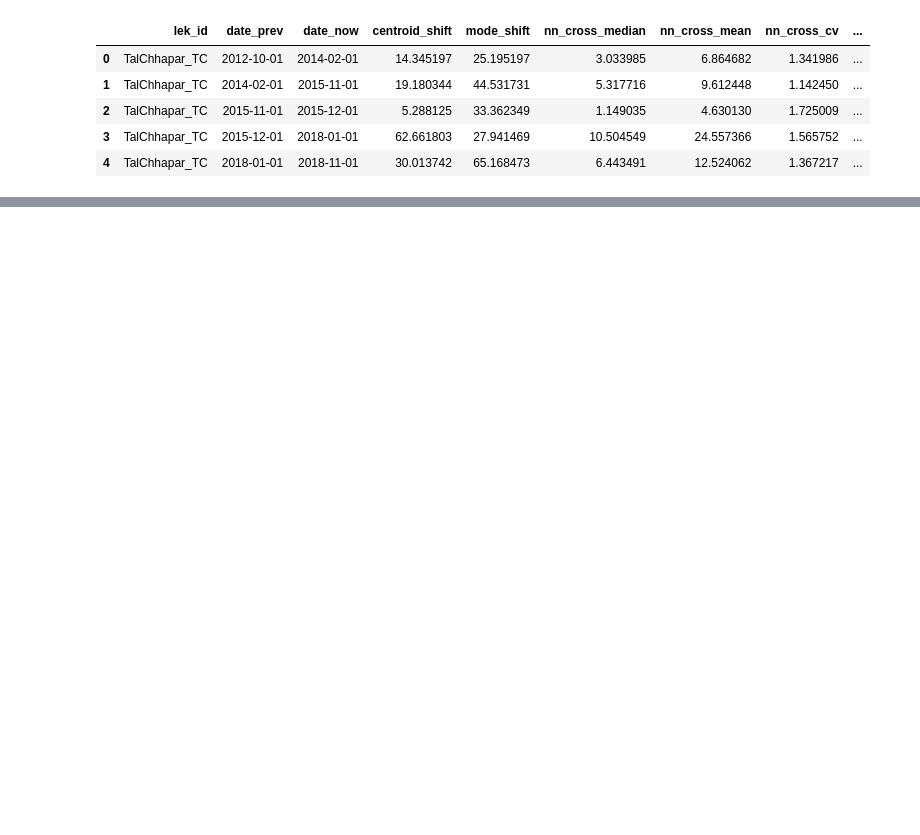
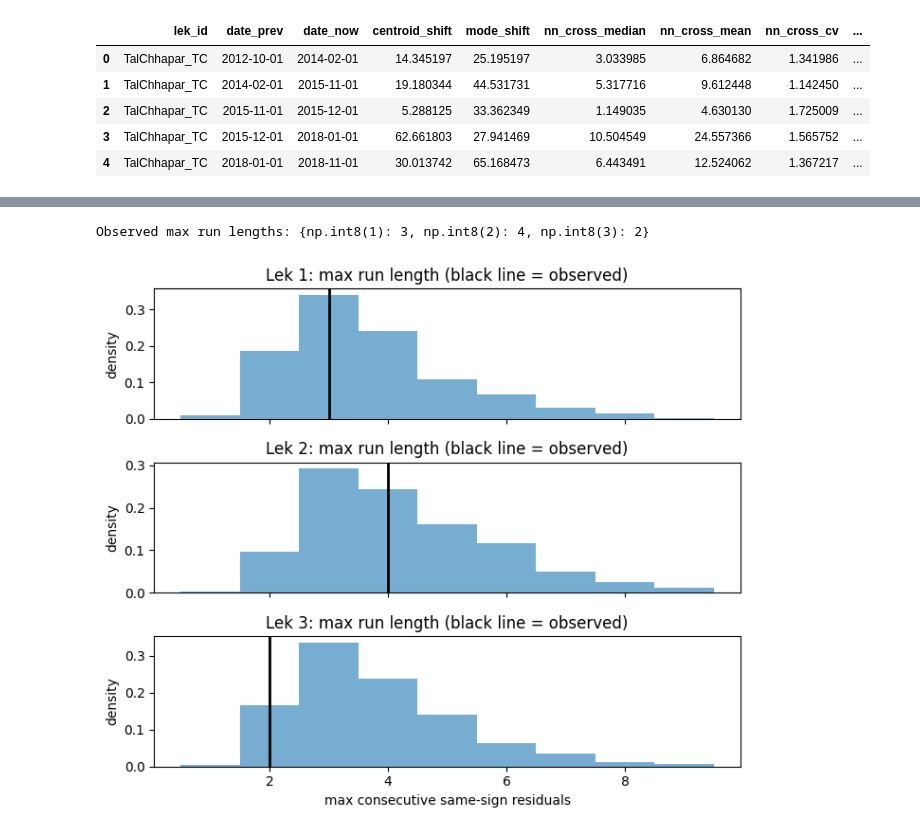
Before and after one commit to ruthviksp/territory_geometry, a Jupyter notebook: model_timeseries.ipynb, the cells around one changed output, grey strips where cells are left out. Drawn from its saved outputs; the diff is of its cells as text; code cells hidden in the pictures; blank space fills up the shorter version.

```diff
--- a/model_timeseries.ipynb
+++ b/model_timeseries.ipynb
@@ -137,0 +237,73 @@ plt.show()
+# %%
+import numpy as np
+import matplotlib.pyplot as plt
+
+def max_run_length_same_sign(x):
+    """
+    x: 1D array of residuals in time order
+    returns: max length of consecutive residuals with same sign (ignores exact zeros)
+    """
+    s = np.sign(x)
+    s = s[s != 0]
+    if len(s) == 0:
+        return 0
+
+    max_run = 1
+    run = 1
+    for i in range(1, len(s)):
+        if s[i] == s[i-1]:
+            run += 1
+            max_run = max(max_run, run)
+        else:
+            run = 1
+    return max_run
+
+
+# ---- Observed statistic (using posterior mean mu) ----
+# Use posterior mean of mu to define residuals robustly (not one random draw)
+mu_mean = np.exp(alpha[lek, :].mean(axis=1) + beta[lek, :].mean(axis=1) * t)
+r_obs = np.log(y_obs) - np.log(mu_mean)
+
+leks_unique = np.sort(df["lek_id_codes"].unique())
+
+obs_runs = {}
+for lek_id in leks_unique:
+    m = (df["lek_id_codes"].values == lek_id)
+    # ensure time-ordered
+    idx = np.argsort(df.loc[m, "date_now"].values)
+    obs_runs[lek_id] = max_run_length_same_sign(r_obs[m][idx])
+
+print("Observed max run lengths:", obs_runs)
+
+
+# ---- Posterior predictive distribution of the statistic ----
+draw_idx = np.random.choice(alpha.shape[1], size=500, replace=False)
+
+rep_runs = {lek_id: [] for lek_id in leks_unique}
+
+for d in draw_idx:
+    mu = np.exp(alpha[lek, d] + beta[lek, d] * t)
+    y_rep = np.random.gamma(shape=phi[d], scale=mu / phi[d])
+    r_rep = np.log(y_rep) - np.log(mu)
+
+    for lek_id in leks_unique:
+        m = (df["lek_id_codes"].values == lek_id)
+        idx = np.argsort(df.loc[m, "date_now"].values)
+        rep_runs[lek_id].append(max_run_length_same_sign(r_rep[m][idx]))
+
+
+# ---- Plot: PPC for run lengths ----
+fig, axes = plt.subplots(len(leks_unique), 1, figsize=(7, 6), sharex=True)
+
+for ax, lek_id in zip(axes, leks_unique):
+    ax.hist(rep_runs[lek_id], bins=np.arange(0.5, 10.5, 1), density=True, alpha=0.6)
+    ax.axvline(obs_runs[lek_id], color="k", lw=2)
+    ax.set_title(f"Lek {lek_id}: max run length (black line = observed)")
+    ax.set_ylabel("density")
+
+axes[-1].set_xlabel("max consecutive same-sign residuals")
+plt.tight_layout()
+plt.show()
+# %% [output]
+Observed max run lengths: {np.int8(1): 3, np.int8(2): 4, np.int8(3): 2}
+[figure, added]
```
Also changed, not shown: parts of 15 cells of this notebook.
